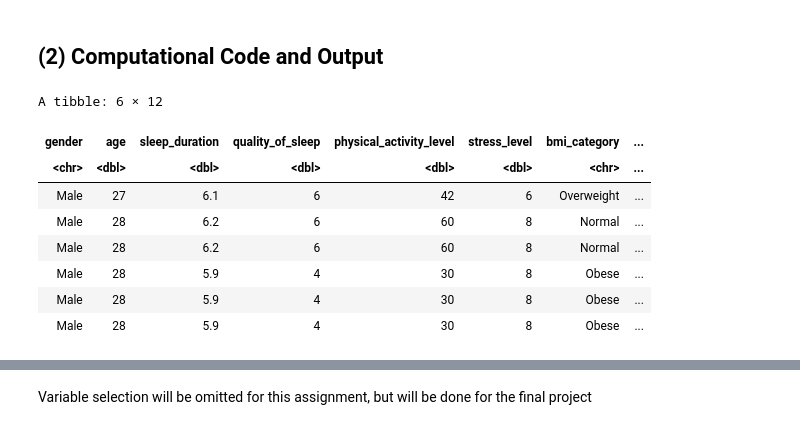
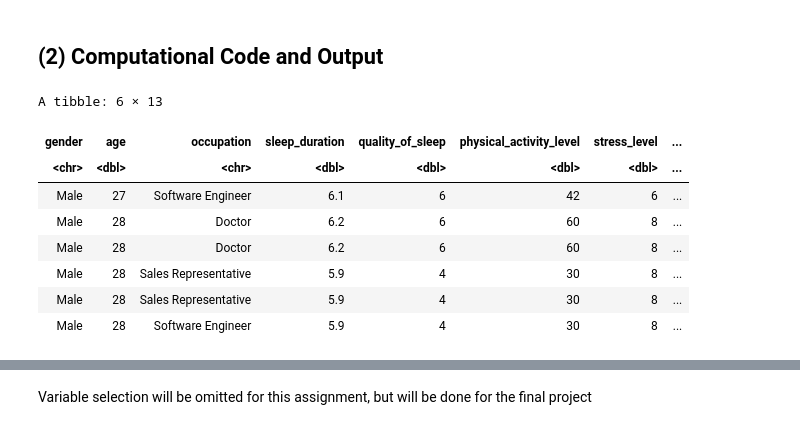
Before and after one commit to yma24ma/sleepDisorder_lassoClassification, a Jupyter notebook: planning_stage.ipynb, the cells around one changed output, grey strips where cells are left out. Cells and saved outputs as stored; diff of their text form; code cells hidden in the pictures.

Commit message:
put back occupation as predictor

```diff
--- a/planning_stage.ipynb
+++ b/planning_stage.ipynb
@@ -153,18 +152,18 @@ mutate(sleep_disorder = if_else(sleep_disorder == "None", 0, 1))
 # %%
 # drop unnecessary variables
 sleep_data_clean <- sleep_data_binomial |>
-select(-person_id, -occupation)
+select(-person_id)
 head(sleep_data_clean)
 # %% [output]
-A tibble: 6 × 12
+A tibble: 6 × 13
-| gender | age | sleep_duration | quality_of_sleep | physical_activity_level | stress_level | bmi_category | ... |
-| <chr> | <dbl> | <dbl> | <dbl> | <dbl> | <dbl> | <chr> | ... |
-| Male | 27 | 6.1 | 6 | 42 | 6 | Overweight | ... |
-| Male | 28 | 6.2 | 6 | 60 | 8 | Normal | ... |
-| Male | 28 | 6.2 | 6 | 60 | 8 | Normal | ... |
-| Male | 28 | 5.9 | 4 | 30 | 8 | Obese | ... |
-| Male | 28 | 5.9 | 4 | 30 | 8 | Obese | ... |
-| Male | 28 | 5.9 | 4 | 30 | 8 | Obese | ... |
+| gender | age | occupation | sleep_duration | quality_of_sleep | physical_activity_level | stress_level | ... |
+| <chr> | <dbl> | <chr> | <dbl> | <dbl> | <dbl> | <dbl> | ... |
+| Male | 27 | Software Engineer | 6.1 | 6 | 42 | 6 | ... |
+| Male | 28 | Doctor | 6.2 | 6 | 60 | 8 | ... |
+| Male | 28 | Doctor | 6.2 | 6 | 60 | 8 | ... |
+| Male | 28 | Sales Representative | 5.9 | 4 | 30 | 8 | ... |
+| Male | 28 | Sales Representative | 5.9 | 4 | 30 | 8 | ... |
+| Male | 28 | Software Engineer | 5.9 | 4 | 30 | 8 | ... |
 # %%
 # creating a logistic model
 logistic_model <- glm(sleep_disorder ~ ., data = sleep_data_clean, family = binomial)
```
Also changed, not shown: parts of 4 cells of this notebook.
